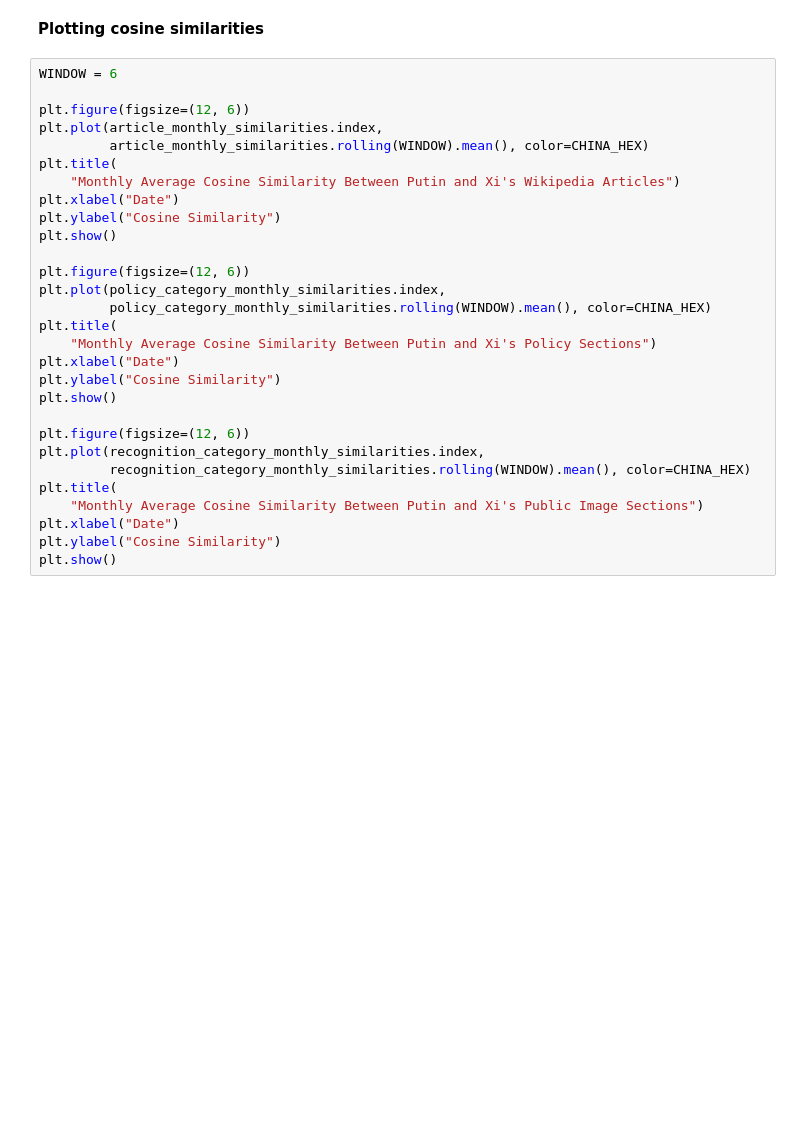
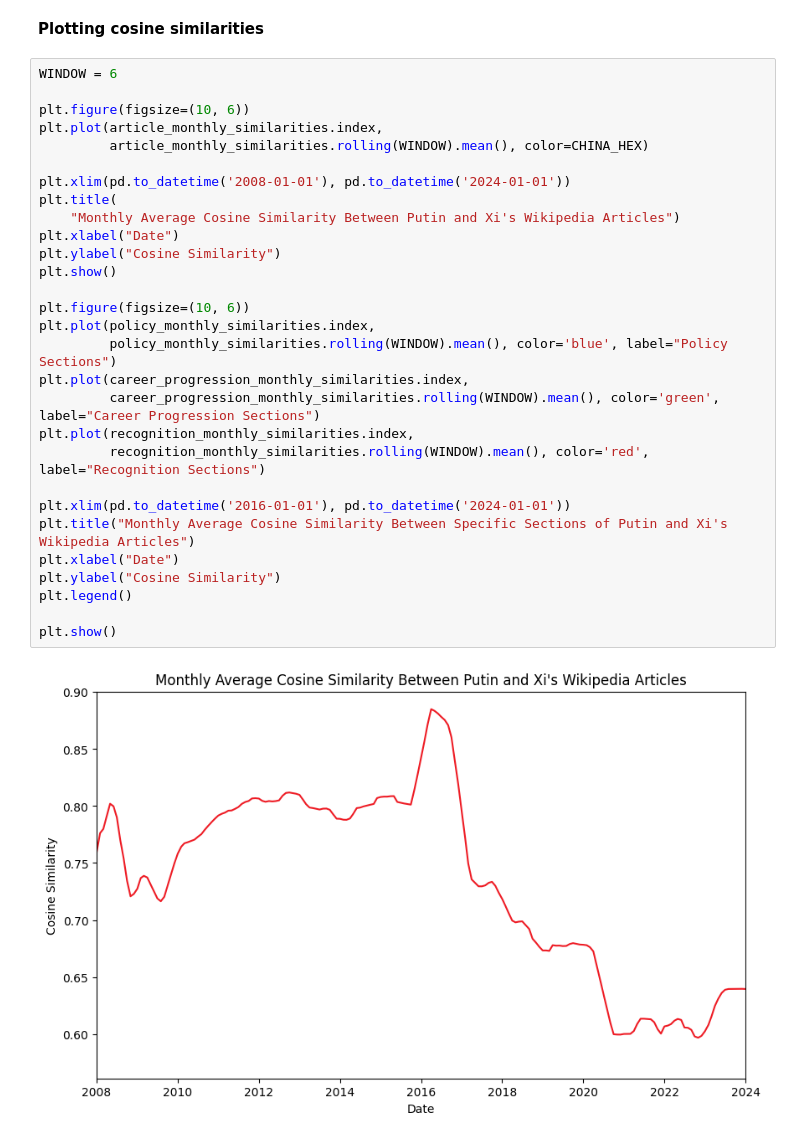
Before and after one commit to felixwallis/sds-week-2-wikipedia-presentation, a Jupyter notebook: embeddings.ipynb, the cells around one changed output. Cells and saved outputs as stored; diff of their text form; blank space fills up the shorter version.

```diff
--- a/embeddings.ipynb
+++ b/embeddings.ipynb
@@ -96,29 +109,31 @@ recognition_category_monthly_similarities = articles_df.groupby('year_month').pr
 # %%
 WINDOW = 6
 
-plt.figure(figsize=(12, 6))
+plt.figure(figsize=(10, 6))
 plt.plot(article_monthly_similarities.index,
          article_monthly_similarities.rolling(WINDOW).mean(), color=CHINA_HEX)
+
+plt.xlim(pd.to_datetime('2008-01-01'), pd.to_datetime('2024-01-01'))
 plt.title(
     "Monthly Average Cosine Similarity Between Putin and Xi's Wikipedia Articles")
 plt.xlabel("Date")
 plt.ylabel("Cosine Similarity")
 plt.show()
 
-plt.figure(figsize=(12, 6))
-plt.plot(policy_category_monthly_similarities.index,
-         policy_category_monthly_similarities.rolling(WINDOW).mean(), color=CHINA_HEX)
-plt.title(
-    "Monthly Average Cosine Similarity Between Putin and Xi's Policy Sections")
+plt.figure(figsize=(10, 6))
+plt.plot(policy_monthly_similarities.index,
+         policy_monthly_similarities.rolling(WINDOW).mean(), color='blue', label="Policy Sections")
+plt.plot(career_progression_monthly_similarities.index,
+         career_progression_monthly_similarities.rolling(WINDOW).mean(), color='green', label="Career Progression Sections")
+plt.plot(recognition_monthly_similarities.index,
+         recognition_monthly_similarities.rolling(WINDOW).mean(), color='red', label="Recognition Sections")
+
+plt.xlim(pd.to_datetime('2016-01-01'), pd.to_datetime('2024-01-01'))
+plt.title("Monthly Average Cosine Similarity Between Specific Sections of Putin and Xi's Wikipedia Articles")
 plt.xlabel("Date")
 plt.ylabel("Cosine Similarity")
+plt.legend()
+
 plt.show()
-
-plt.figure(figsize=(12, 6))
-plt.plot(recognition_category_monthly_similarities.index,
-         recognition_category_monthly_similarities.rolling(WINDOW).mean(), color=CHINA_HEX)
-plt.title(
-    "Monthly Average Cosine Similarity Between Putin and Xi's Public Image Sections")
-plt.xlabel("Date")
-plt.ylabel("Cosine Similarity")
-plt.show()
+# %% [output]
+[figure, added]
```
Also changed, not shown: parts of 4 cells of this notebook, 1 other file.
